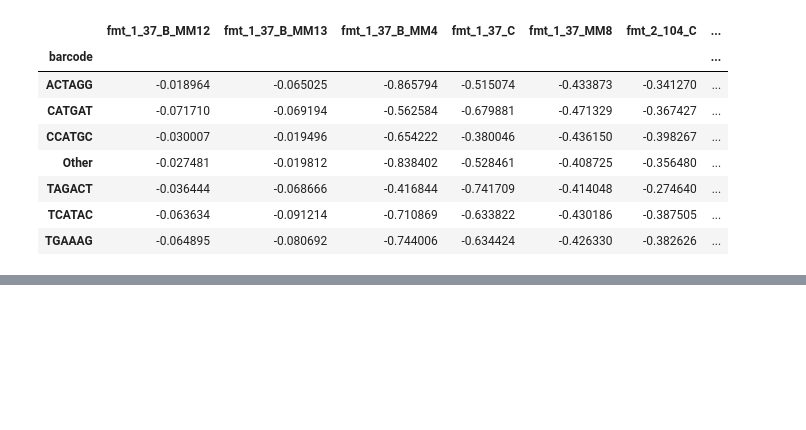
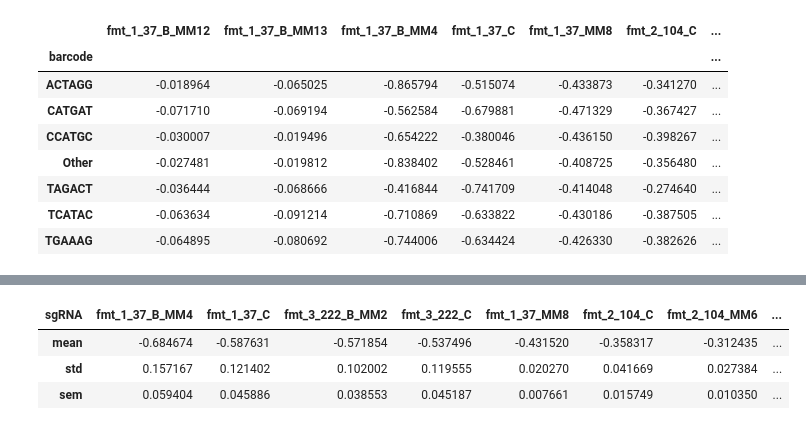
Before and after one commit to reynoldsk/sgrna-counting-code, a Jupyter notebook: notebook/read_files.ipynb, the cells around one changed output, grey strips where cells are left out. Saved outputs shown, nothing was run; the diff lists cells and outputs as text; code cells hidden in the pictures; blank space fills up the shorter version.

```diff
--- a/notebook/read_files.ipynb
+++ b/notebook/read_files.ipynb
@@ -162,0 +228,7 @@ experiment.plot_growth_rates(
+# %%
+eff.rank_sgRNAs_by_growth_rate().xs("fmt", level="gene", axis=1)
+# %% [output]
+| sgRNA | fmt_1_37_B_MM4 | fmt_1_37_C | fmt_3_222_B_MM2 | fmt_3_222_C | fmt_1_37_MM8 | fmt_2_104_C | fmt_2_104_MM6 | ... |
+| mean | -0.684674 | -0.587631 | -0.571854 | -0.537496 | -0.431520 | -0.358317 | -0.312435 | ... |
+| std | 0.157167 | 0.121402 | 0.102002 | 0.119555 | 0.020270 | 0.041669 | 0.027384 | ... |
+| sem | 0.059404 | 0.045886 | 0.038553 | 0.045187 | 0.007661 | 0.015749 | 0.010350 | ... |
```
Also changed, not shown: parts of 9 cells of this notebook, 3 other files.
